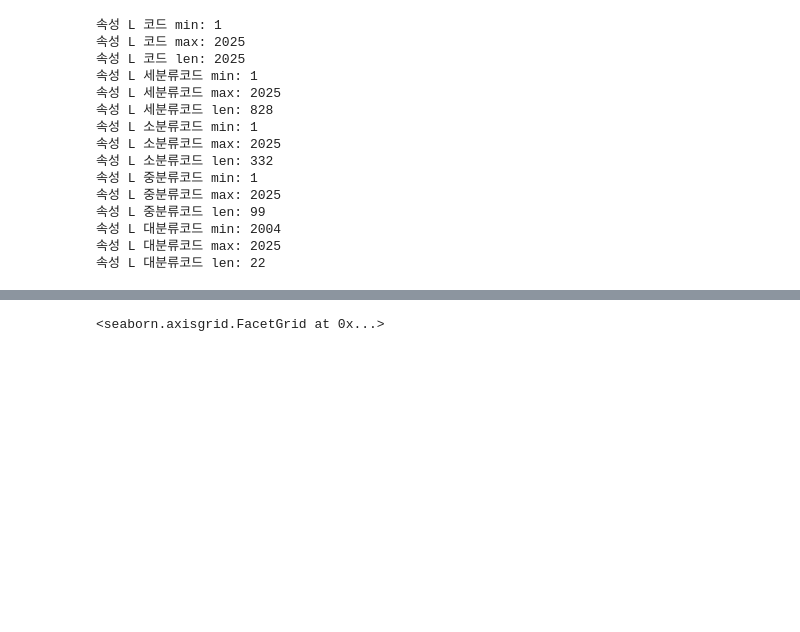
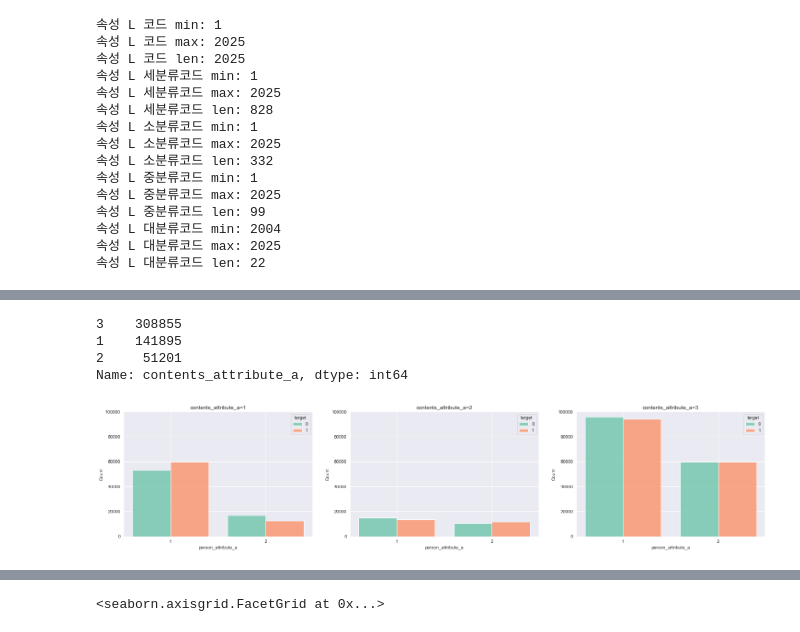
Before and after one commit to joniekwon/dacon, a Jupyter notebook: jobcare/day1-EDA.ipynb, the cells around one changed output, grey strips where cells are left out. Drawn from its saved outputs; the diff is of its cells as text; code cells hidden in the pictures; blank space fills up the shorter version.

```diff
--- a/jobcare/day1-EDA.ipynb
+++ b/jobcare/day1-EDA.ipynb
@@ -232,8 +200,8 @@ person_prefer_h_3 len: 279
 # %%
-for i in code_h.columns:
-    print(f'{i} min: {min(code_h[i].unique())}')
-    print(f'{i} max: {max(code_h[i].unique())}')
-    print(f'{i} len: {len(code_h[i].unique())}')
+for i in h_code.columns:
+    print(f'{i} min: {min(h_code[i].unique())}')
+    print(f'{i} max: {max(h_code[i].unique())}')
+    print(f'{i} len: {len(h_code[i].unique())}')
 # %% [output]
 속성 H 코드 min: 2
 속성 H 코드 max: 314
@@ -245,10 +213,10 @@ for i in code_h.columns:
 속성 H 대분류코드 max: 314
 속성 H 대분류코드 len: 21
 # %%
-for i in code_d.columns:
-    print(f'{i} min: {min(code_d[i].unique())}')
-    print(f'{i} max: {max(code_d[i].unique())}')
-    print(f'{i} len: {len(code_d[i].unique())}')
+for i in d_code.columns:
+    print(f'{i} min: {min(d_code[i].unique())}')
+    print(f'{i} max: {max(d_code[i].unique())}')
+    print(f'{i} len: {len(d_code[i].unique())}')
 # %% [output]
 속성 D 코드 min: 4
 속성 D 코드 max: 1258
@@ -284,8 +236,8 @@ person_prefer_d_3 len: 1043
 # %%
-for i in code_l.columns:
-    print(f'{i} min: {min(code_l[i].unique())}')
-    print(f'{i} max: {max(code_l[i].unique())}')
-    print(f'{i} len: {len(code_l[i].unique())}')
+for i in l_code.columns:
+    print(f'{i} min: {min(l_code[i].unique())}')
+    print(f'{i} max: {max(l_code[i].unique())}')
+    print(f'{i} len: {len(l_code[i].unique())}')
 # %% [output]
 속성 L 코드 min: 1
 속성 L 코드 max: 2025
@@ -309,0 +295,17 @@ sns.factorplot('person_prefer_e','contents_attribute_e', hue='target', data = tr
+# %%
+train['contents_attribute_a'].value_counts()
+# %% [output]
+3    308855
+1    141895
+2     51201
+Name: contents_attribute_a, dtype: int64
+# %%
+fig, ax = plt.subplots(nrows=1, ncols=3, figsize=(25, 5))
+
+for i in range(3):
+    sns.histplot(x ='person_attribute_a', hue='target', data = train[train['contents_attribute_a']==i+1], ax=ax[i],
+                 multiple='dodge', element='bars', discrete=True, shrink=.8, palette='Set2')
+    ax[i].set(xticks=range(1,len(train['person_attribute_a'].unique())+1,1), ylim=[0,100000], title=f'contents_attribute_a={i+1}')
+plt.show()
+# %% [output]
+[figure, added]
```
Also changed, not shown: parts of 60 cells of this notebook.
